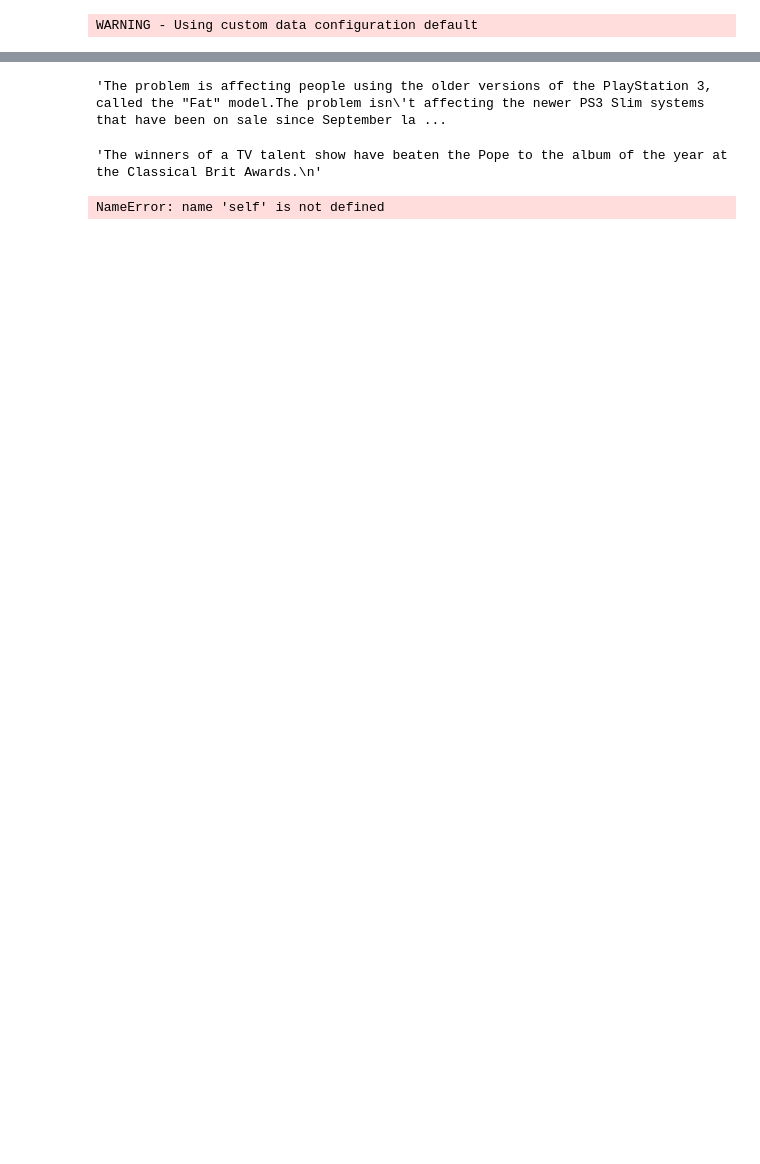
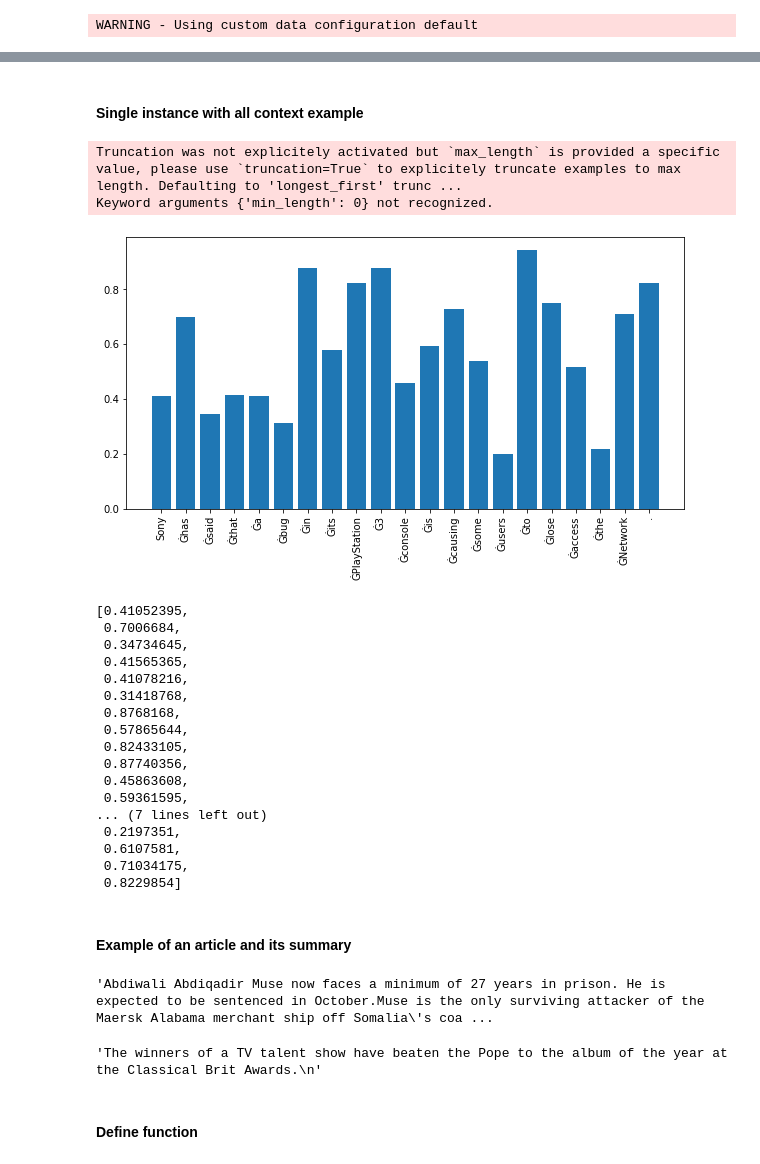
Before and after one commit to ryserrao/shap, a Jupyter notebook: notebooks/partition_explainer/Abstractive Summarization Text2Text.ipynb, the cells around one changed output, grey strips where cells are left out. Saved outputs shown, nothing was run; the diff lists cells and outputs as text; code cells hidden in the pictures; blank space fills up the shorter version.

Commit message:
Added calculation of teacher forcing based conditional probability during text perturbation

```diff
--- a/notebooks/partition_explainer/Abstractive Summarization Text2Text.ipynb
+++ b/notebooks/partition_explainer/Abstractive Summarization Text2Text.ipynb
@@ -54,5 +51,70 @@ Len of summary: 18
+# %% [markdown]
+#### Single instance with all context example
+# %%
+inputs = tokenizer([dataset['document'][0]], max_length=1024, return_tensors='pt',min_length=0)
+input_ids=inputs['input_ids'].cuda()
+out=model.generate(input_ids,return_dict=True)
+# %% [output]
+Truncation was not explicitely activated but `max_length` is provided a specific value, please use `truncation=True` to explicitely truncate examples to max length. Defaulting to 'longest_first' trunc ...
+Keyword arguments {'min_length': 0} not recognized.
+# %%
+decoder_inputs=out[:,:-1]
+# %%
+encoder = model.get_encoder()
+attention_mask = (input_ids!=tokenizer.pad_token_id).type(torch.int64).cuda()
+encoder_outputs: ModelOutput = encoder(input_ids, attention_mask=attention_mask, return_dict=True)
+# %%
+def cal_conditional_logits(encoder_outputs,attention_mask):
+    conditional_logits=[]
+    past=None
+    for i in range(1,decoder_inputs.shape[1]):
+        #print(decoder_inputs[:,:i])
+        model_inputs = model.prepare_inputs_for_generation(
+                    decoder_inputs[:,:i], past=past, attention_mask=attention_mask, use_cache=True, encoder_outputs=encoder_outputs
+                )
+        outputs = model(**model_inputs, return_dict=True)
+        if "past_key_values" in outputs:
+            past = outputs.past_key_values
+        next_token_logits = outputs.logits[:, -1, :]
+        #print(torch.argmax(next_token_logits, dim=-1))
+        probs=next_token_logits[0].softmax(dim=0)
+        #values, predictions = probs.topk(1)
+        #print(tokenizer.decode(predictions).split())
+        probs=probs.detach().cpu().numpy()
+        #val = sp.special.logit(probs)
+        conditional_logits.append(probs[decoder_inputs[0,i].item()])
+    #print(conditional_logits)
+    token_ids=tokenizer.convert_ids_to_tokens(decoder_inputs[0,1:].detach().cpu().numpy())
+    mlp.rcParams['figure.figsize']=(10,5)
+    plt.bar(token_ids,conditional_logits)
+    plt.xticks(rotation=90)
+    plt.show()
+    return conditional_logits
+# %%
+cal_conditional_logits(encoder_outputs,attention_mask)
+# %% [output]
+[figure, added]
+[0.41052395,
+ 0.7006684,
+ 0.34734645,
+ 0.41565365,
+ 0.41078216,
+ 0.31418768,
+ 0.8768168,
+ 0.57865644,
+ 0.82433105,
+ 0.87740356,
+ 0.45863608,
+ 0.59361595,
+... (7 lines left out)
+ 0.2197351,
+ 0.6107581,
+ 0.71034175,
+ 0.8229854]
+# %% [markdown]
+#### Example of an article and its summary
 # %%
-dataset['document'][0]
+dataset['document'][22]
 # %% [output]
-'The problem is affecting people using the older versions of the PlayStation 3, called the "Fat" model.The problem isn\'t affecting the newer PS3 Slim systems that have been on sale since September la ...
+'Abdiwali Abdiqadir Muse now faces a minimum of 27 years in prison. He is expected to be sentenced in October.Muse is the only surviving attacker of the Maersk Alabama merchant ship off Somalia\'s coa ...
 # %%
@@ -60,6 +122,4 @@ dataset['summary'][14]
 # %% [output]
 'The winners of a TV talent show have beaten the Pope to the album of the year at the Classical Brit Awards.\n'
-# %%
-fm = MaskedModel(model, masker, link)
-# %% [output]
-NameError: name 'self' is not defined
+# %% [markdown]
+#### Define function
```
Also changed, not shown: parts of 21 cells of this notebook.
